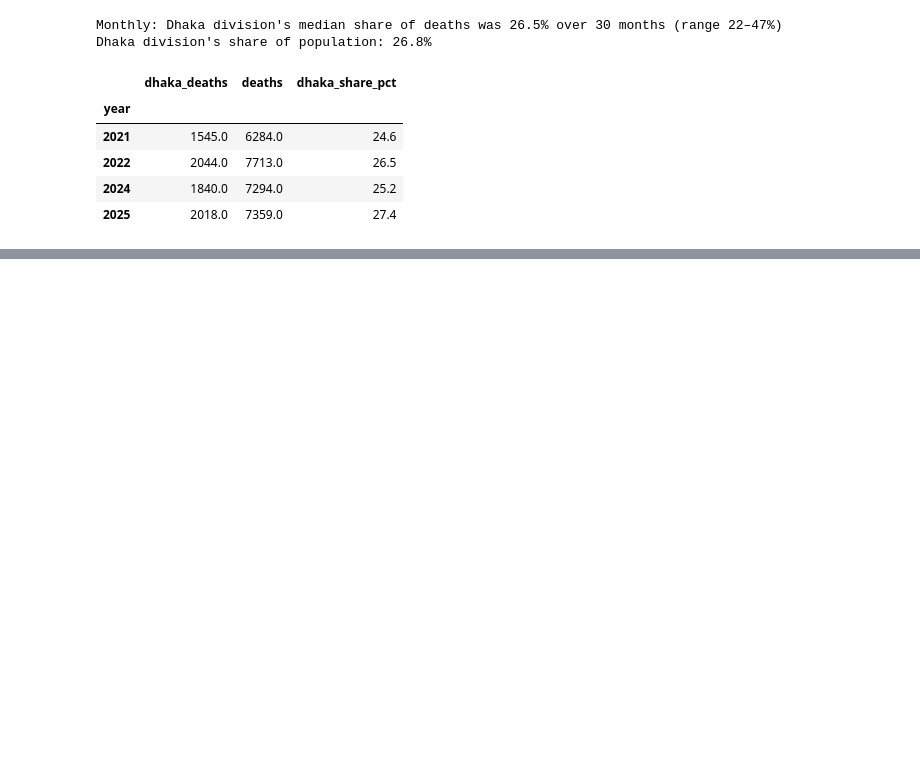
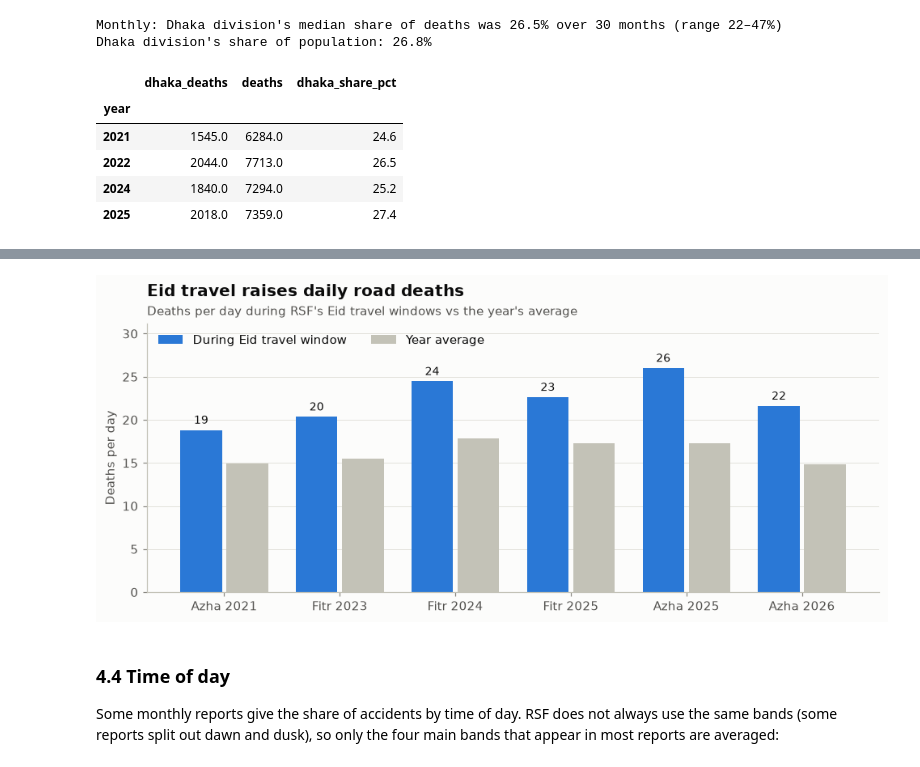
Before and after one commit to MehrazRumman/BD-Road-Accident, a Jupyter notebook: notebooks/02_analysis.ipynb, the cells around one changed output, grey strips where cells are left out. Saved outputs shown, nothing was run; the diff lists cells and outputs as text; code cells hidden in the pictures; blank space fills up the shorter version.

```diff
--- a/notebooks/02_analysis.ipynb
+++ b/notebooks/02_analysis.ipynb
@@ -404,0 +475,13 @@ Dhaka division's share of population: 26.8%
+# %%
+SEASONS = {12: "Winter (Dec–Feb)", 1: "Winter (Dec–Feb)", 2: "Winter (Dec–Feb)",
+           3: "Pre-monsoon (Mar–May)", 4: "Pre-monsoon (Mar–May)", 5: "Pre-monsoon (Mar–May)",
+           6: "Monsoon (Jun–Sep)", 7: "Monsoon (Jun–Sep)", 8: "Monsoon (Jun–Sep)", 9: "Monsoon (Jun–Sep)",
+           10: "Post-monsoon (Oct–Nov)", 11: "Post-monsoon (Oct–Nov)"}
+rep["season"] = rep["month"].map(SEASONS)
+by_season = (
+    rep.groupby("season")
+    .agg(months=("index", "count"), seasonal_index=("index", "mean"), mean_deaths_per_day=("deaths_per_day", "mean"))
+    .loc[list(dict.fromkeys(SEASONS[m] for m in [12, 3, 6, 10]))]
+    .round(2)
+)
+by_season
@@ -404,0 +502,8 @@ Dhaka division's share of population: 26.8%
+# %%
+rep_days = pd.to_datetime(dict(year=rep["year"], month=rep["month"], day=1)).dt.days_in_month
+baseline = (rep["deaths"].groupby(rep["year"]).sum() / rep_days.groupby(rep["year"]).sum()).rename("year_avg_per_day")
+eid_cmp = eid.dropna(subset=["deaths_per_day"]).merge(baseline, left_on="year", right_index=True, how="left")
+eid_cmp["eid_vs_year_pct"] = (100 * (eid_cmp["deaths_per_day"] / eid_cmp["year_avg_per_day"] - 1)).round(0)
+eid_cmp["label"] = eid_cmp["festival"].str.replace("Eid-ul-", "") + " " + eid_cmp["year"].astype(str)
+eid_cmp = eid_cmp.sort_values(["year", "festival"], ascending=[True, False])
+eid_cmp[["label", "days", "deaths", "deaths_per_day", "year_avg_per_day", "eid_vs_year_pct"]].round(1)
@@ -404,0 +518,21 @@ Dhaka division's share of population: 26.8%
+# %%
+fig, ax = plt.subplots(figsize=(9, 4))
+x = np.arange(len(eid_cmp))
+w = 0.36
+b1 = ax.bar(x - w / 2 - 0.02, eid_cmp["deaths_per_day"], width=w, color=BLUE, label="During Eid travel window")
+b2 = ax.bar(x + w / 2 + 0.02, eid_cmp["year_avg_per_day"], width=w, color=CONTEXT, label="Year average")
+ax.bar_label(b1, labels=[f"{v:.0f}" for v in eid_cmp["deaths_per_day"]], padding=3, fontsize=9, color=INK)
+ax.set_xticks(x, eid_cmp["label"])
+ax.set_ylabel("Deaths per day")
+ax.set_ylim(0, eid_cmp["deaths_per_day"].max() * 1.2)
+ax.grid(axis="x", visible=False)
+ax.legend(loc="upper left", ncol=2)
+titled(ax, "Eid travel raises daily road deaths", "Deaths per day during RSF's Eid travel windows vs the year's average")
+save(fig, "10_eid")
+# %% [output]
+[figure, added]
+# %% [markdown]
+### 4.4 Time of day
+
+Some monthly reports give the share of accidents by time of day. RSF does not always use the same bands (some
+reports split out dawn and dusk), so only the four main bands that appear in most reports are averaged:
```
Also changed, not shown: parts of 11 cells of this notebook, 4 other files.
